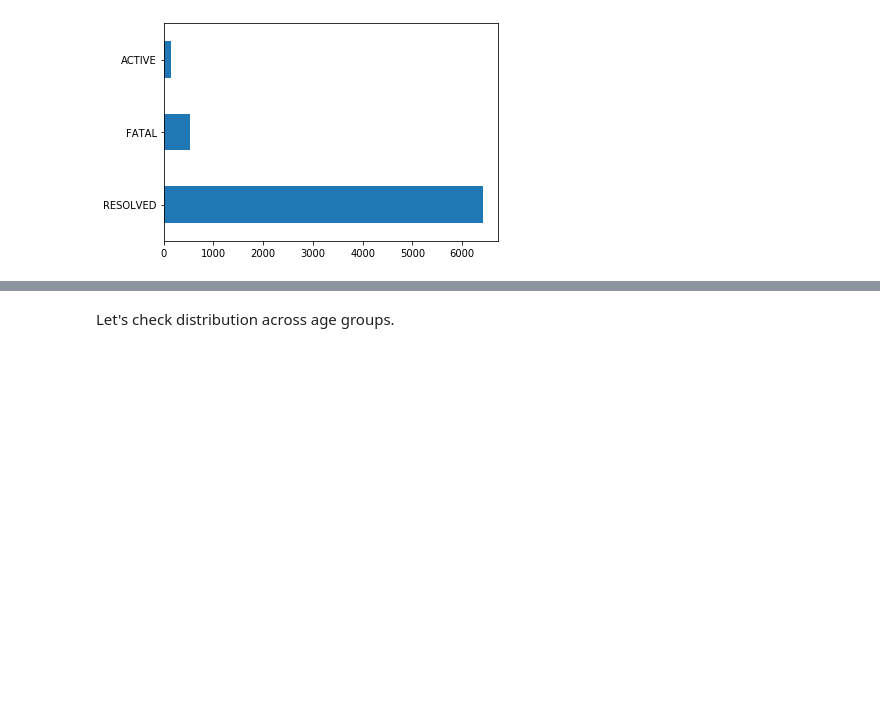
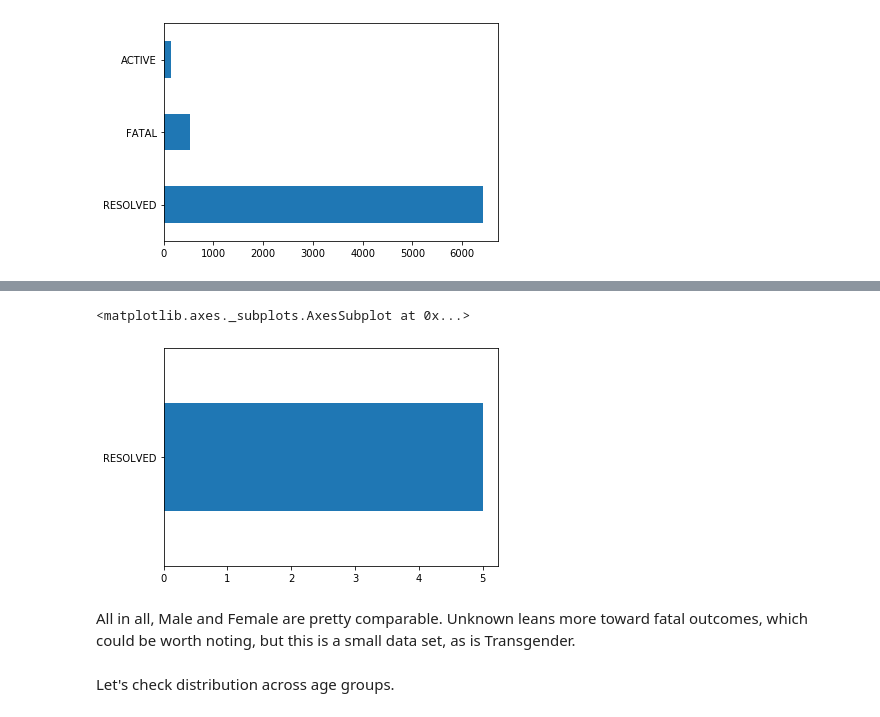
Before and after one commit to MattJust/covid19_data_analysis, a Jupyter notebook: toronto_covid_cases.ipynb, the cells around one changed output, grey strips where cells are left out. Drawn from its saved outputs; the diff is of its cells as text; code cells hidden in the pictures; blank space fills up the shorter version.

```diff
--- a/toronto_covid_cases.ipynb
+++ b/toronto_covid_cases.ipynb
@@ -114,3 +121,10 @@ All in all, pretty comparable.
+# %%
+df[df['Client Gender'] == 'TRANSGENDER']['Outcome'].value_counts().plot(kind='barh')
+# %% [output]
+<matplotlib.axes._subplots.AxesSubplot at 0x...>
+[figure, added]
+# %% [markdown]
+All in all, Male and Female are pretty comparable. Unknown leans more toward fatal outcomes, which could be worth noting, but this is a small data set, as is Transgender.
 # %% [markdown]
 Let's check distribution across age groups.
 # %%
```
Also changed, not shown: parts of 3 cells of this notebook.
